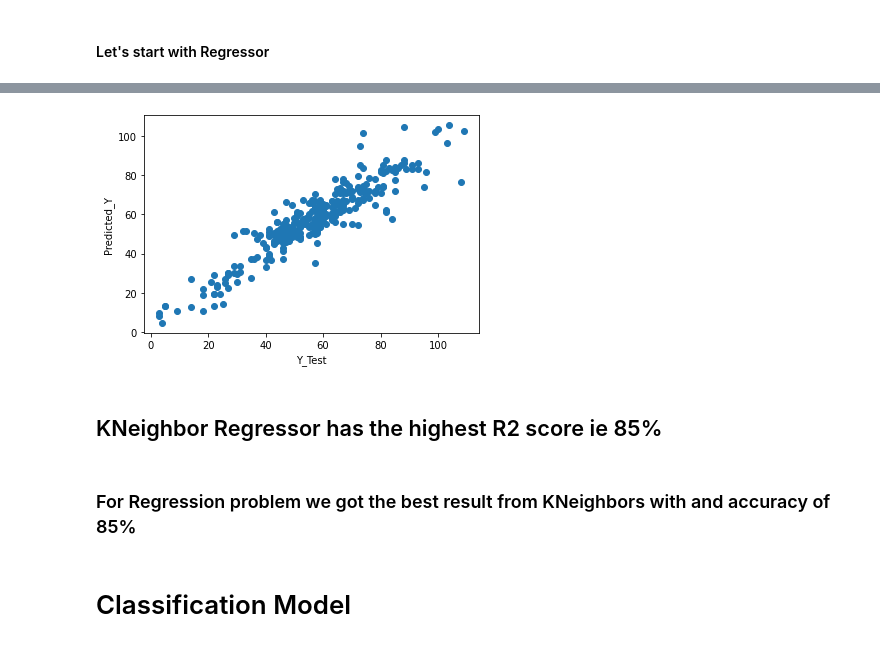
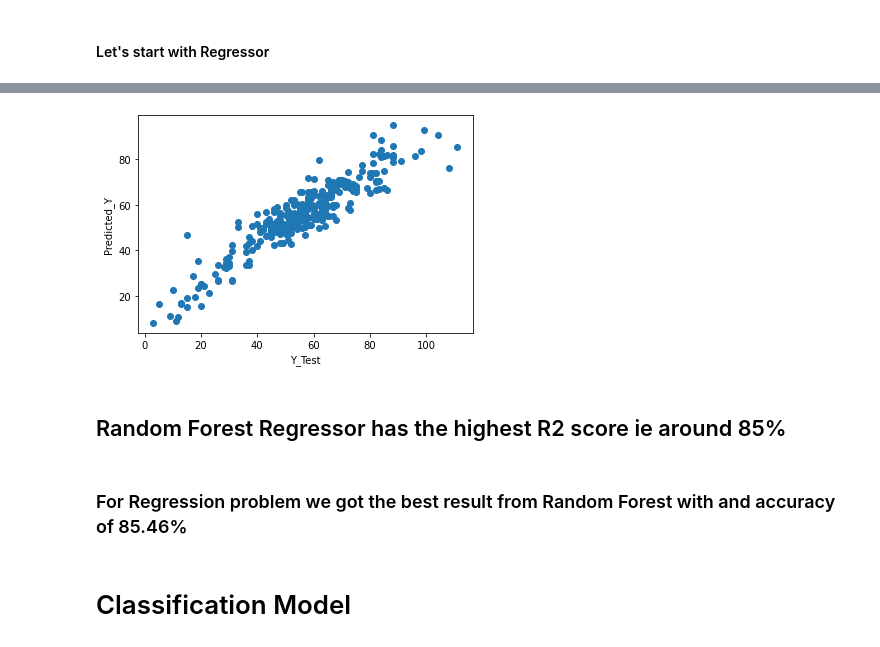
Before and after one commit to shubhamsahu3477/Evaluation-Project-1st-Week, a Jupyter notebook: Evaluation Project-1 (Avacado).ipynb, the cells around one changed output, grey strips where cells are left out. Saved outputs shown, nothing was run; the diff lists cells and outputs as text; code cells hidden in the pictures.

```diff
--- a/Evaluation Project-1 (Avacado).ipynb
+++ b/Evaluation Project-1 (Avacado).ipynb
@@ -606,0 +685,7 @@ Root Mean Absolute Error:  2.3136843590972718
+# %%
+#Let's look at parameters used by our current RandomForestRegressor
+
+RFC = RandomForestRegressor()
+from pprint import pprint
+print('Parameters currently in use:\n')
+pprint(RFC.get_params())
@@ -606,0 +713,18 @@ Root Mean Absolute Error:  2.3136843590972718
+# %%
+#Let's hype tune our model with GridSearchCV
+
+from sklearn.model_selection import GridSearchCV
+parameters = {'bootstrap': [True, False],
+              'max_depth': [10, 20, 30, 40, None],
+              'max_features': ['auto', 'sqrt'],
+              'min_samples_leaf': [1, 2, 4],
+              'min_samples_split': [2, 5, 10],
+              'n_estimators': [5, 10, 20, 30, 50],
+             }
+grid = GridSearchCV(estimator=RFC,param_grid=parameters,
+                    cv = 3, verbose=2, n_jobs = -1)
+grid.fit(x_train,y_train)
+print(grid)
+print(grid.best_score_)
+print(grid.best_estimator_.n_estimators)
+print(grid.best_params_)
@@ -606,0 +754,14 @@ Root Mean Absolute Error:  2.3136843590972718
+# %%
+#Let's re-train the regressor model with the best parameters
+
+RFC = RandomForestRegressor(min_samples_leaf = 1, min_samples_split= 2,
+                            max_features = 'sqrt', n_estimators = 50)
+RFC.fit(x_train,y_train)
+print("Score=",RFC.score(x_train,y_train))
+predrfc = RFC.predict(x_test)
+print('*******************************************************************')
+print('Mean Absolute Error= ', mean_absolute_error(y_test,predrfc))
+print('Mean squared Error= ', mean_squared_error(y_test,predrfc))
+print('Root Mean Absolute Error= ', np.sqrt(mean_absolute_error(y_test,predrfc)))
+print('*******************************************************************')
+print('R2 Score=',r2_score(y_test,predrfc))
@@ -607,14 +776,15 @@ Root Mean Absolute Error:  2.3136843590972718
 # %%
 #checking the diff between actual and predicted value using graph
-plt.scatter(x=y_test,y=pred)
+
+plt.scatter(x=y_test,y=predrfc)
 plt.xlabel('Y_Test')
 plt.ylabel('Predicted_Y');
 # %% [output]
-[figure, old version]
+[figure, new version]
 # %% [markdown]
-## KNeighbor Regressor has the highest R2 score ie 85%
+## Random Forest Regressor has the highest R2 score ie around 85%
 # %% [markdown]
-### For Regression problem we got the best result from KNeighbors with and accuracy of 85%
+### For Regression problem we got the best result from Random Forest with and accuracy of 85.46%
 # %% [markdown]
 # Classification Model
 # %% [markdown]
```
Also changed, not shown: parts of 57 cells of this notebook.
